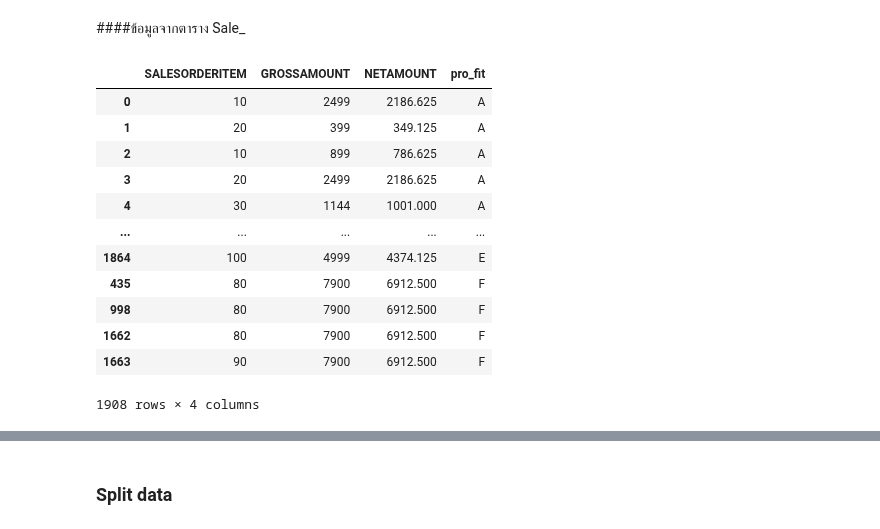
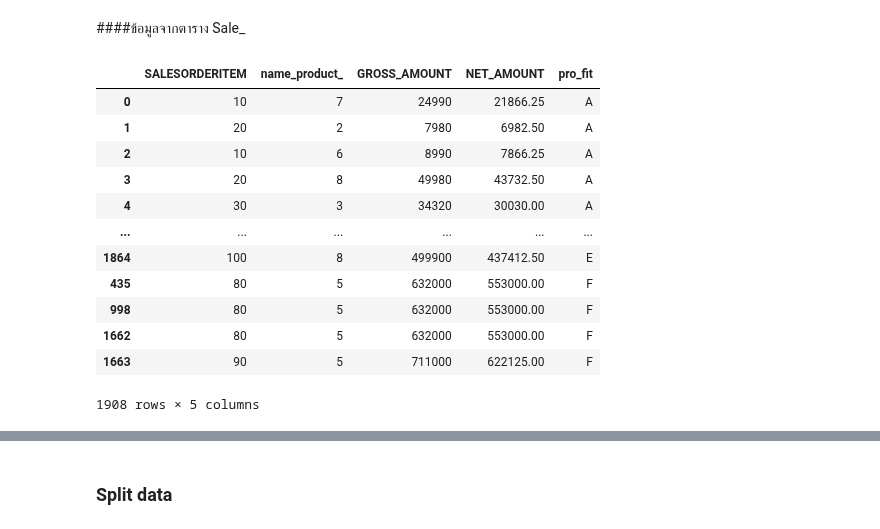
Before and after one commit to nicha0524/DPDM2021, a Jupyter notebook: Project.ipynb, the cells around one changed output, grey strips where cells are left out. Cells and saved outputs as stored; diff of their text form; code cells hidden in the pictures.

```diff
--- a/Project.ipynb
+++ b/Project.ipynb
@@ -1229,25 +1275,27 @@ Sale_
+# %%
+SALE=Sale_.iloc[:,[0,5,6,7,4]]
 # %% [markdown]
 #k-Nearest Neighbors (kNN)
 # %% [markdown]
 ###Load data
 # %% [markdown]
 ####ข้อมูลจากตาราง Sale_
-# %%
-Sale_
-# %% [output]
-|  | SALESORDERITEM | GROSSAMOUNT | NETAMOUNT | pro_fit |
-| 0 | 10 | 2499 | 2186.625 | A |
-| 1 | 20 | 399 | 349.125 | A |
-| 2 | 10 | 899 | 786.625 | A |
-| 3 | 20 | 2499 | 2186.625 | A |
-| 4 | 30 | 1144 | 1001.000 | A |
-| ... | ... | ... | ... | ... |
-| 1864 | 100 | 4999 | 4374.125 | E |
-| 435 | 80 | 7900 | 6912.500 | F |
-| 998 | 80 | 7900 | 6912.500 | F |
-| 1662 | 80 | 7900 | 6912.500 | F |
-| 1663 | 90 | 7900 | 6912.500 | F |
-1908 rows × 4 columns
+# %%
+SALE
+# %% [output]
+|  | SALESORDERITEM | name_product_ | GROSS_AMOUNT | NET_AMOUNT | pro_fit |
+| 0 | 10 | 7 | 24990 | 21866.25 | A |
+| 1 | 20 | 2 | 7980 | 6982.50 | A |
+| 2 | 10 | 6 | 8990 | 7866.25 | A |
+| 3 | 20 | 8 | 49980 | 43732.50 | A |
+| 4 | 30 | 3 | 34320 | 30030.00 | A |
+| ... | ... | ... | ... | ... | ... |
+| 1864 | 100 | 8 | 499900 | 437412.50 | E |
+| 435 | 80 | 5 | 632000 | 553000.00 | F |
+| 998 | 80 | 5 | 632000 | 553000.00 | F |
+| 1662 | 80 | 5 | 632000 | 553000.00 | F |
+| 1663 | 90 | 5 | 711000 | 622125.00 | F |
+1908 rows × 5 columns
 # %%
 import numpy as np
 # %%
```
Also changed, not shown: parts of 39 cells of this notebook.
